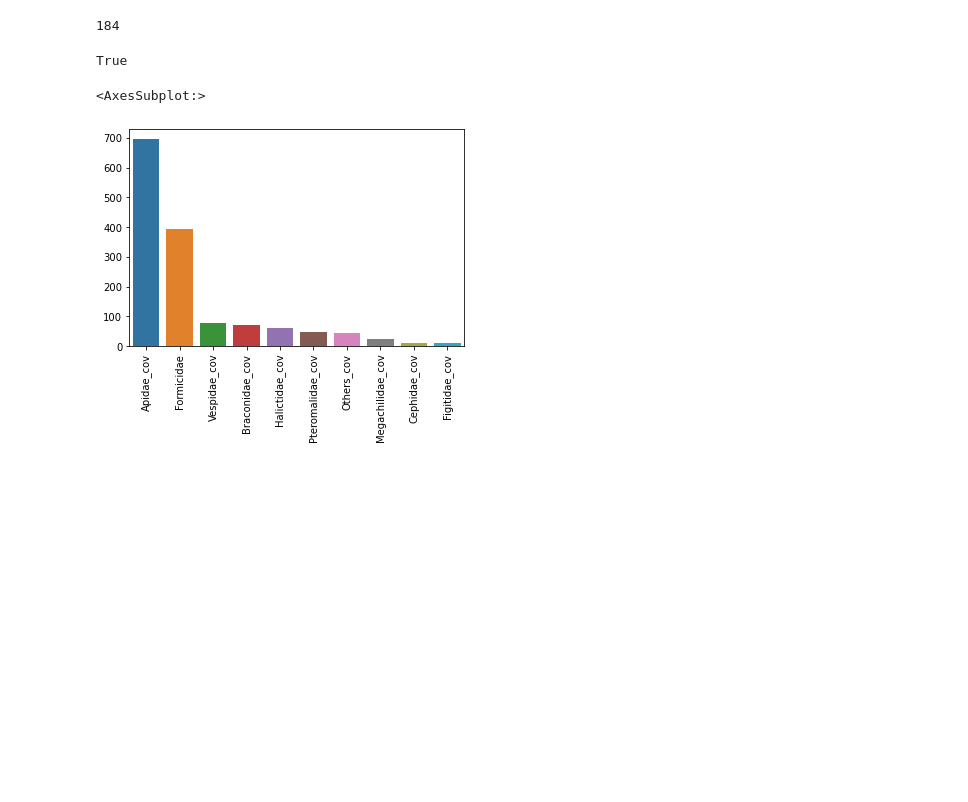
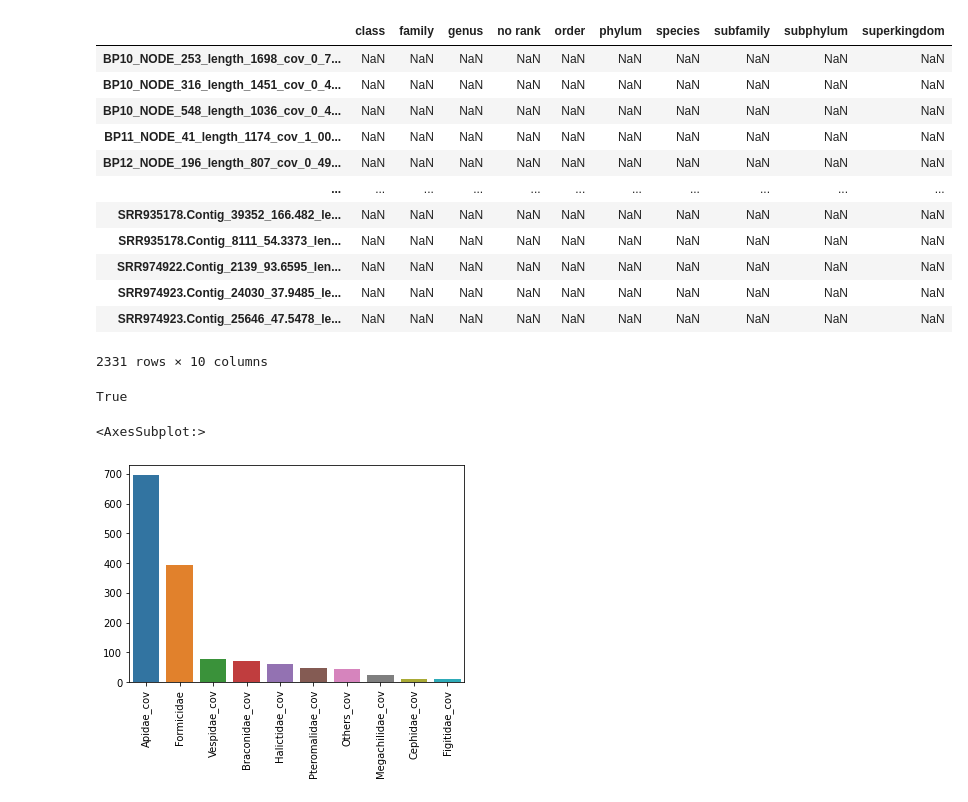
Before and after one commit to Matthijnssenslab/Bee_euvir, a Jupyter notebook: notebooks/6_Virussharing_subset.ipynb, the cells around one changed output. Drawn from its saved outputs; the diff is of its cells as text; code cells hidden in the pictures; blank space fills up the shorter version.

```diff
--- a/notebooks/6_Virussharing_subset.ipynb
+++ b/notebooks/6_Virussharing_subset.ipynb
@@ -20,10 +20,22 @@ nodeTax = nodeTax[nodeTax['family'].isin(insectVirFam)]
 sraTax = pd.read_csv('../data/notebooks_out/viral_df_taxonomy_SRA.csv',index_col=0)
 sraTax = sraTax[sraTax['family'] != 'Unclassified']
 sraTax = sraTax[sraTax['family'].isin(insectVirFam)]
-# %%
-len(nodeTax)
-# %% [output]
-184
+# %%
+nodeTax + sraTax
+# %% [output]
+|  | class | family | genus | no rank | order | phylum | species | subfamily | subphylum | superkingdom |
+| BP10_NODE_253_length_1698_cov_0_7... | NaN | NaN | NaN | NaN | NaN | NaN | NaN | NaN | NaN | NaN |
+| BP10_NODE_316_length_1451_cov_0_4... | NaN | NaN | NaN | NaN | NaN | NaN | NaN | NaN | NaN | NaN |
+| BP10_NODE_548_length_1036_cov_0_4... | NaN | NaN | NaN | NaN | NaN | NaN | NaN | NaN | NaN | NaN |
+| BP11_NODE_41_length_1174_cov_1_00... | NaN | NaN | NaN | NaN | NaN | NaN | NaN | NaN | NaN | NaN |
+| BP12_NODE_196_length_807_cov_0_49... | NaN | NaN | NaN | NaN | NaN | NaN | NaN | NaN | NaN | NaN |
+| ... | ... | ... | ... | ... | ... | ... | ... | ... | ... | ... |
+| SRR935178.Contig_39352_166.482_le... | NaN | NaN | NaN | NaN | NaN | NaN | NaN | NaN | NaN | NaN |
+| SRR935178.Contig_8111_54.3373_len... | NaN | NaN | NaN | NaN | NaN | NaN | NaN | NaN | NaN | NaN |
+| SRR974922.Contig_2139_93.6595_len... | NaN | NaN | NaN | NaN | NaN | NaN | NaN | NaN | NaN | NaN |
+| SRR974923.Contig_24030_37.9485_le... | NaN | NaN | NaN | NaN | NaN | NaN | NaN | NaN | NaN | NaN |
+| SRR974923.Contig_25646_47.5478_le... | NaN | NaN | NaN | NaN | NaN | NaN | NaN | NaN | NaN | NaN |
+2331 rows × 10 columns
 # %%
 #Read in coverage matrix.
 covmatsra = pd.read_csv("../data/Pcoa/SRA_df_coverage_lengthnorm.tsv", sep=',', index_col=0)
```
Also changed, not shown: parts of 7 cells of this notebook, 24 other files.
